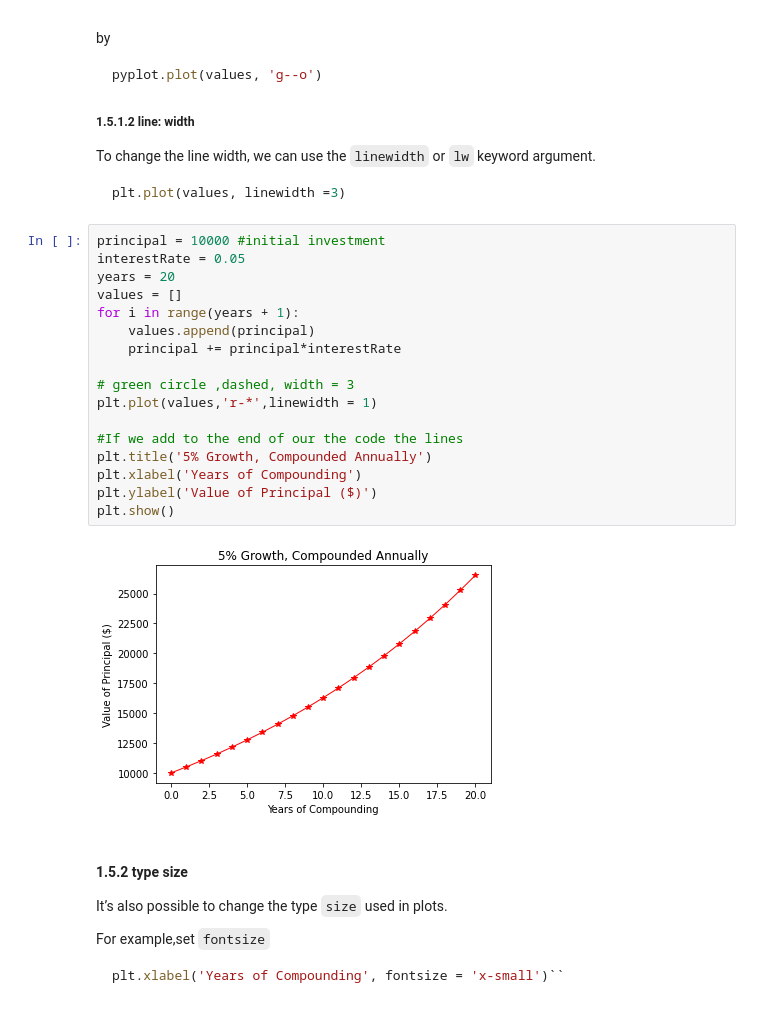
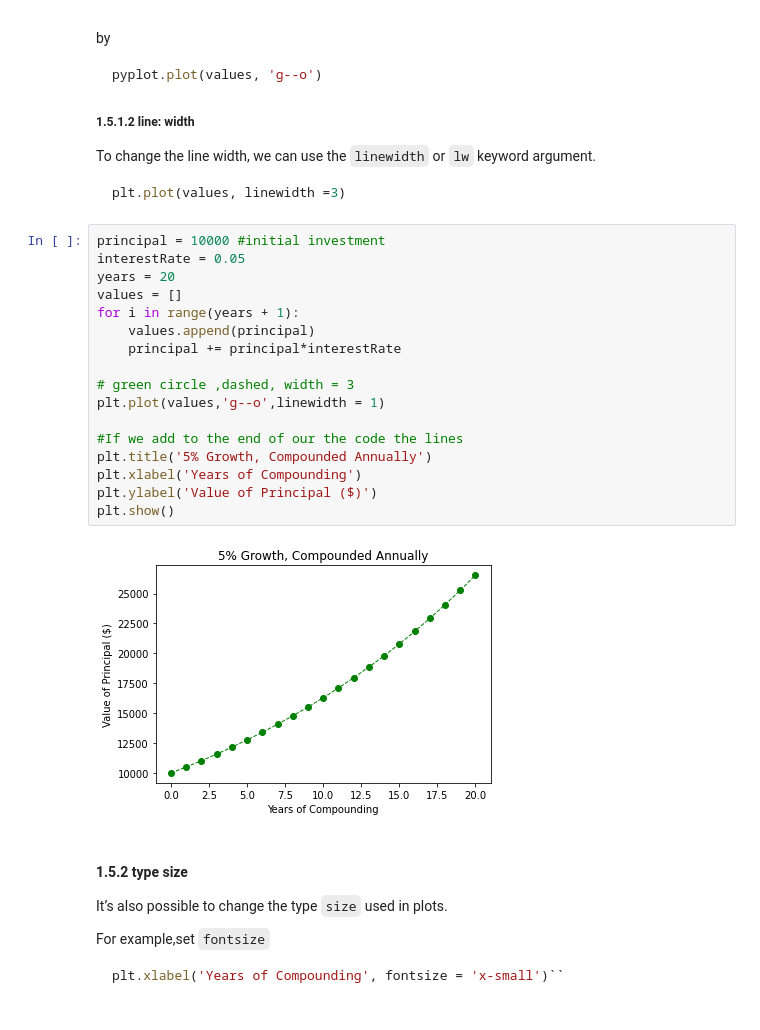
Before and after one commit to thermalogic/SEES, a Jupyter notebook: notebook/Unit2-1-Plotting_Using_Matplotlib.ipynb, the cells around one changed output. Cells and saved outputs as stored; diff of their text form.

```diff
--- a/notebook/Unit2-1-Plotting_Using_Matplotlib.ipynb
+++ b/notebook/Unit2-1-Plotting_Using_Matplotlib.ipynb
@@ -332,22 +332,22 @@ plt.plot(values, linewidth =3)
 # %%
 principal = 10000 #initial investment
 interestRate = 0.05
 years = 20
 values = []
 for i in range(years + 1):
     values.append(principal)
     principal += principal*interestRate
 
 # green circle ,dashed, width = 3
-plt.plot(values,'r-*',linewidth = 1)
+plt.plot(values,'g--o',linewidth = 1)
 
 #If we add to the end of our the code the lines
 plt.title('5% Growth, Compounded Annually')
 plt.xlabel('Years of Compounding')
 plt.ylabel('Value of Principal ($)')
 plt.show()
 # %% [output]
-[figure, old version]
+[figure, new version]
 # %% [markdown]
 #### 1.5.2  type size
 
```
Also changed, not shown: parts of 1 cell of this notebook.
